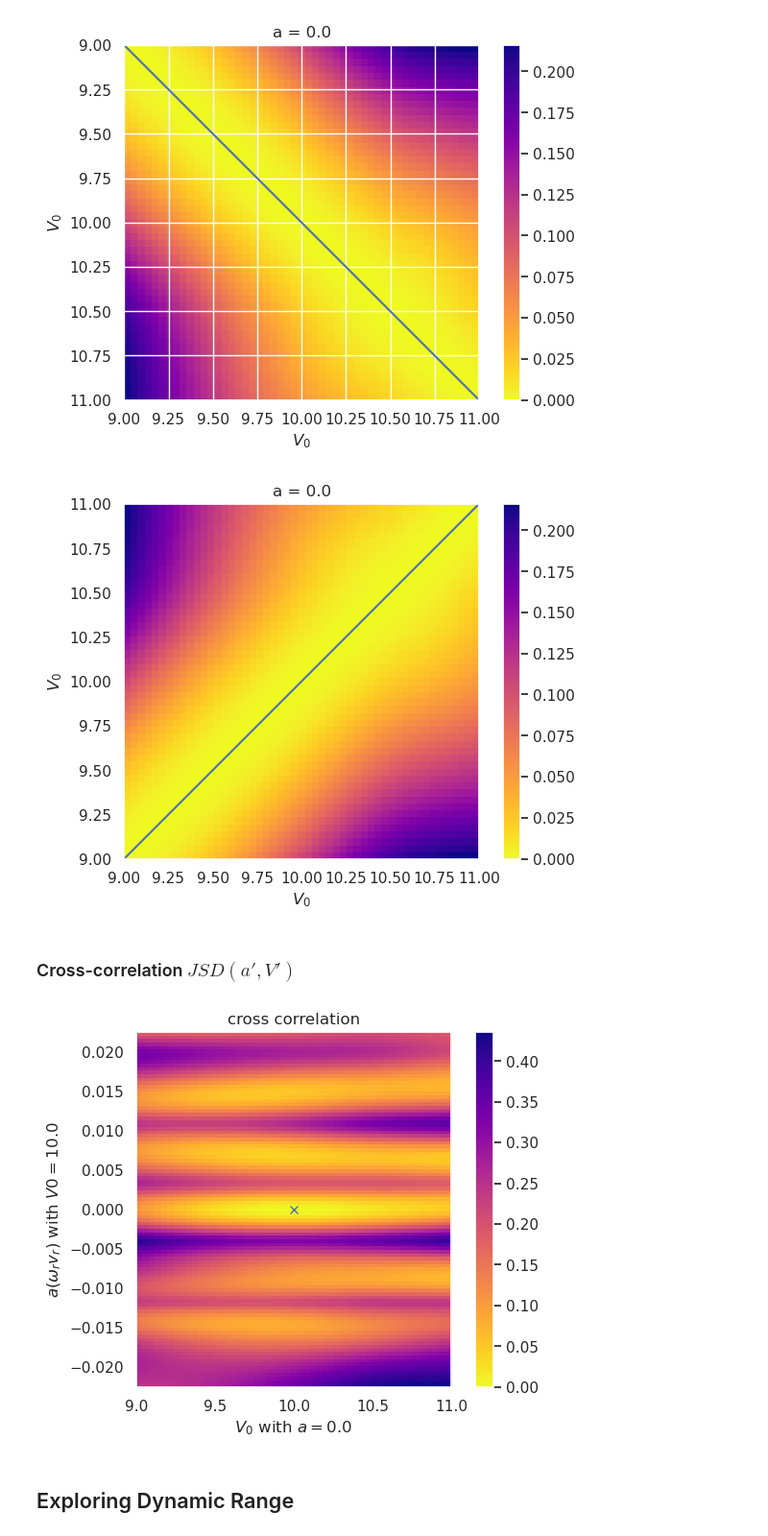
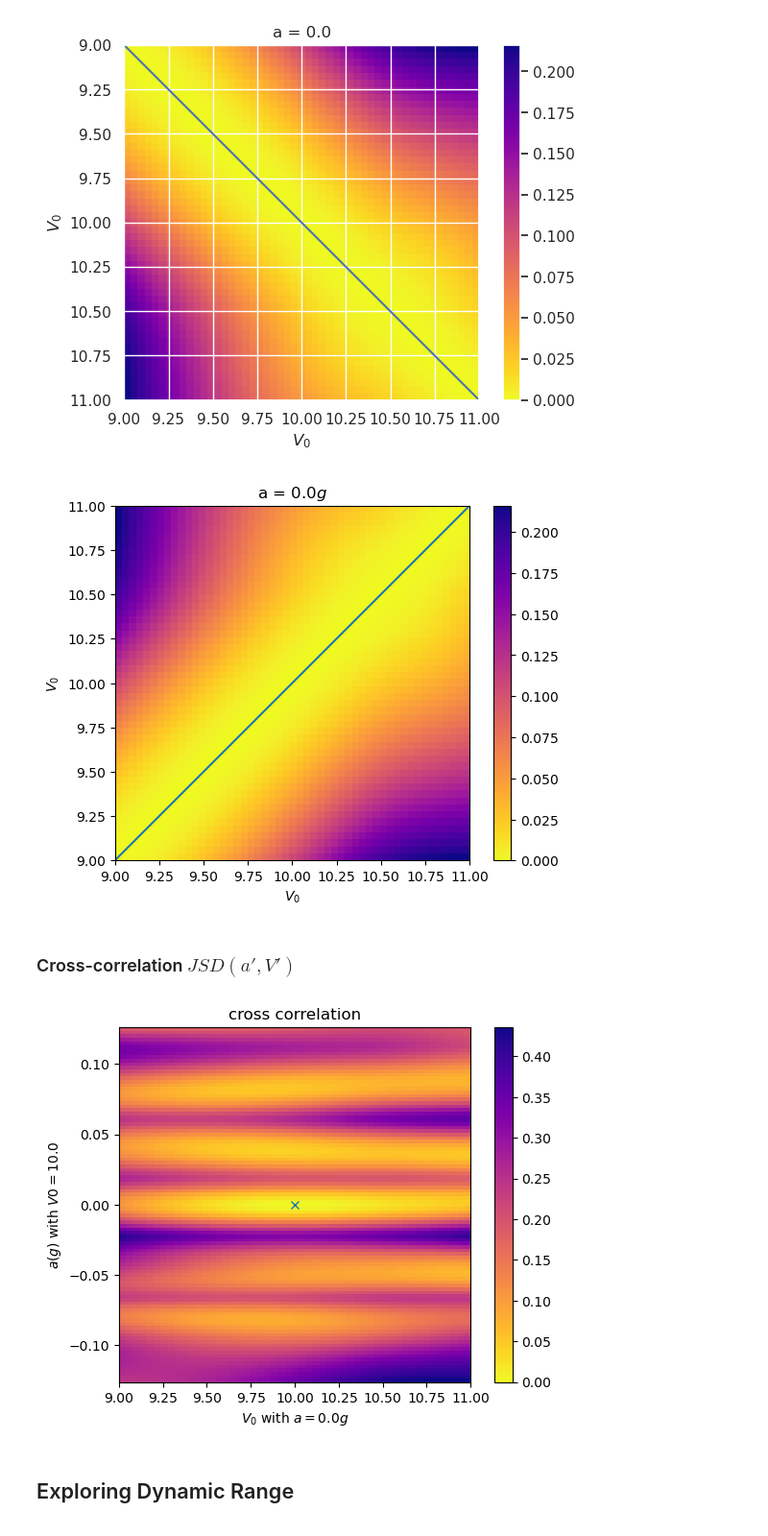
Before and after one commit to rootware/lattice_evolution, a Jupyter notebook: Python/JSD Plots.ipynb, the cells around one changed output. Shown at 96% size. Cells and saved outputs as stored; diff of their text form; code cells hidden in the pictures.

```diff
--- a/Python/JSD Plots.ipynb
+++ b/Python/JSD Plots.ipynb
@@ -3,10 +3,10 @@
 # %%
 import numpy as np;
 import matplotlib.pyplot as plt;
-import seaborn as sns;
-import seaborn.objects as so;
+#import seaborn as sns;
+#import seaborn.objects as so;
 import Units
-sns.set_theme()
+#sns.set_theme()
 # %% [markdown]
 Reformatting test.txt as separate files. Not always needed, were designed this way for comparison to C++ output files.
 # %%
@@ -19,7 +19,7 @@ np.savetxt("MomProb.txt",MomProb)
 # %% [markdown]
 Data imports
 # %%
-filepath = "../Data/Rust_Runs/Option2_Rust_Run2/";
+filepath = "../Data/Rust_Runs/Option2_FinerFit_98CFI/";
 
 data = np.loadtxt(filepath + "test.txt");
 datanew  = data[ np.lexsort((data[:,1],data[:,0])) ]
@@ -79,12 +79,12 @@ minn = np.min(MomProb);
 maxx = np.max(MomProb);
 for i in range(11):
     ax = axs[i//3, i% 3];
-    im=ax.imshow(np.reshape(MomProb[:,i], (AList.size,VList.size)), cmap="magma",extent =[VList[0],VList[-1],AList[0],AList[-1]], aspect=50, vmin=minn, vmax = maxx, label=str(2*i-10)+"$\hbar k_L$")
+    im=ax.imshow(np.reshape(MomProb[:,i], (AList.size,VList.size)), cmap="magma",aspect=8,extent =[VList[0],VList[-1],AList[0]*accUnit/g,AList[-1]*accUnit/g],  vmin=minn, vmax = maxx, label=str(2*i-10)+"$\hbar k_L$")
 
 
     ax.set_title(str(-10+2*i)+"$\hbar k_L$")
     ax.set_xlabel("$V_L$")
-    ax.set_ylabel("a $(\omega_r v_r)$")
+    ax.set_ylabel("a $(g)$")
 
 fig.colorbar(im,  orientation='vertical')
 
@@ -92,6 +92,6 @@ fig.colorbar(im,  orientation='vertical')
 for ax in fig.get_axes():
     ax.label_outer()
 plt.grid(False)
-plt.savefig("2dfringes.png", bbox_inches='tight')
+plt.savefig("2dfringes_g.png", bbox_inches='tight')
 plt.show()
 # %% [output]
@@ -432,49 +444,49 @@ plt.gca().invert_yaxis()
 plt.colorbar()
 plt.xlabel("$V_0$");
 plt.ylabel("$V_0$");
-plt.title("a = "+ str(AList[50]))
+plt.title("a = "+ str(AList[50])+"$g$")
 plt.grid(False)
-plt.savefig("JS_latt.png")
+plt.savefig("JS_latt_g.png")
 # %% [output]
-[figure, old version]
+[figure, new version]
 # %% [markdown]
 ### Cross-correlation $JSD(a',V')$
 # %%
 momindices_a=np.where(AVListIndex[:,1]==25)[0];
 momproblist_a =MomProb[momindices_a];
 indices_a = AVListIndex[momindices_a];
 
 momindices_V=np.where(AVListIndex[:,0]==50)[0];
 momproblist_V =MomProb[momindices_V];
 indices_V = AVListIndex[momindices_V];
 
 accindices = indices_a[:, 0];
 acc = AList[accindices];
 
 lattindices = indices_V[:, 1];
 latt = VList[lattindices]
 
 no_of_values_a = len(accindices);
 no_of_values_V = len(lattindices);
 JSDivergenceMatrix=np.zeros((no_of_values_a, no_of_values_V)) ;
 
 for i in accindices:
     for j in lattindices:
         JSDivergenceMatrix [i][j]= JSDivergence(momproblist_a[i], momproblist_V[j])
 
-plt.imshow(JSDivergenceMatrix, cmap="plasma_r", extent=[latt[0], latt[-1], acc[-1], acc[0] ], aspect=50)
+plt.imshow(JSDivergenceMatrix, cmap="plasma_r", extent=[latt[0], latt[-1], acc[-1]*accUnit/g, acc[0]*accUnit/g ], aspect=8)
 indices_JS = np.where(JSDivergenceMatrix==0.0)
 plt.plot(VList[indices_JS[1]],AList[indices_JS[0]], 'x')
 plt.gca().invert_yaxis()
 #plt.plot(AList[indices_JS[0]],VList[indices_JS[1]])
-plt.xlabel("$V_0$ with $a=$"+str(AList[50]))
-plt.ylabel("$a(\omega_r v_r)$ with $V0=$"+str(VList[25]))
+plt.xlabel("$V_0$ with $a=$"+str(AList[50])+"$g$")
+plt.ylabel("$a(g)$ with $V0=$"+str(VList[25]))
 plt.colorbar()
 plt.grid(False)
 plt.title("cross correlation")
-plt.savefig("JS_cross.png")
+plt.savefig("JS_cross_g.png")
 # %% [output]
-[figure, old version]
+[figure, new version]
 # %%
 momindices_a=np.where(AVListIndex[:,1]==25)[0];
 momproblist_a =MomProb[momindices_a];
```
Also changed, not shown: parts of 9 cells of this notebook, 9 other files.
